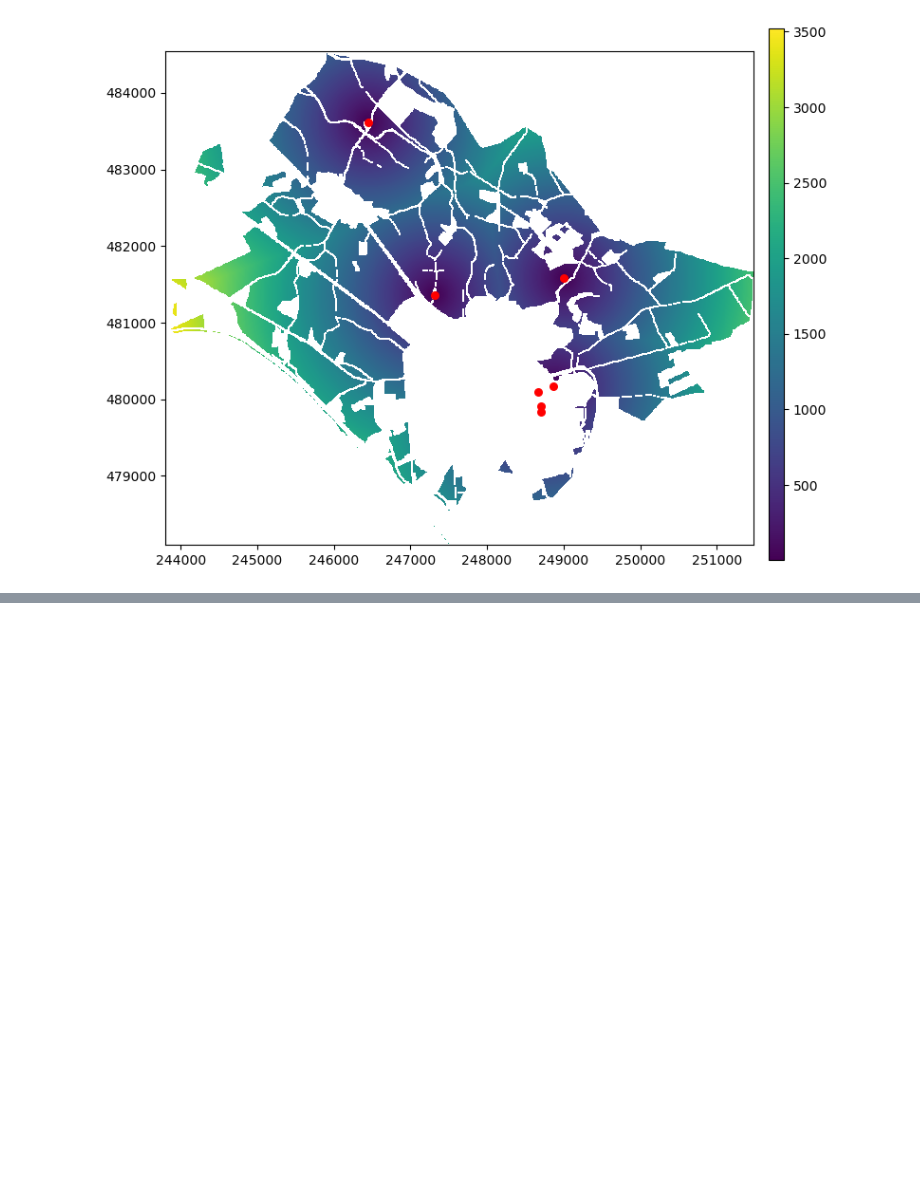
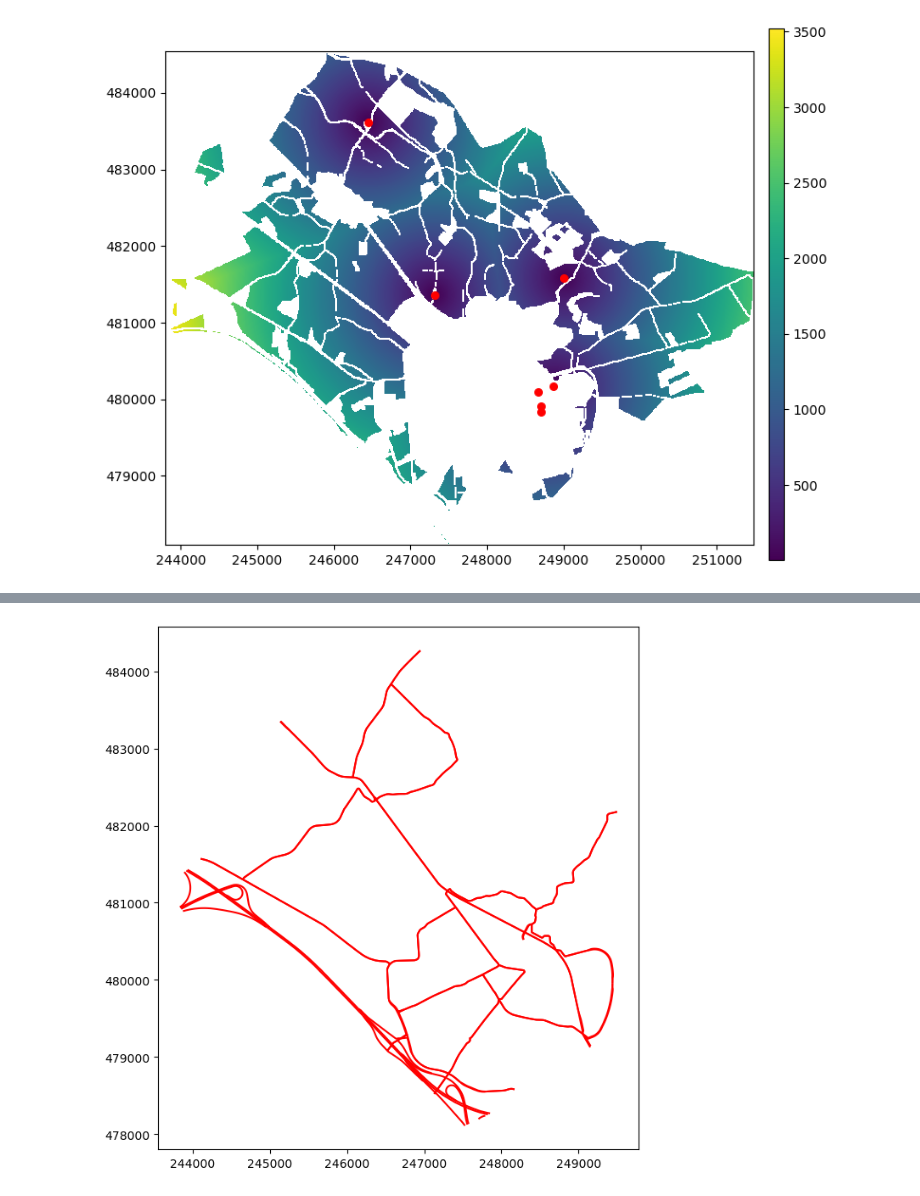
Before and after one commit to springonions-87/bioze_digital_mapping_tool, a Jupyter notebook: fuzzy.ipynb, the cells around one changed output, grey strips where cells are left out. Cells and saved outputs as stored; diff of their text form; code cells hidden in the pictures; blank space fills up the shorter version.

```diff
--- a/fuzzy.ipynb
+++ b/fuzzy.ipynb
@@ -222,0 +288,7 @@ plt.show()
+# %%
+# Plot the farms
+fig, ax = plt.subplots(figsize=(8, 8))
+road.plot(ax=ax, color='red', markersize=10)
+plt.show()
+# %% [output]
+[figure, added]
```
Also changed, not shown: parts of 7 cells of this notebook, 1 other file.
